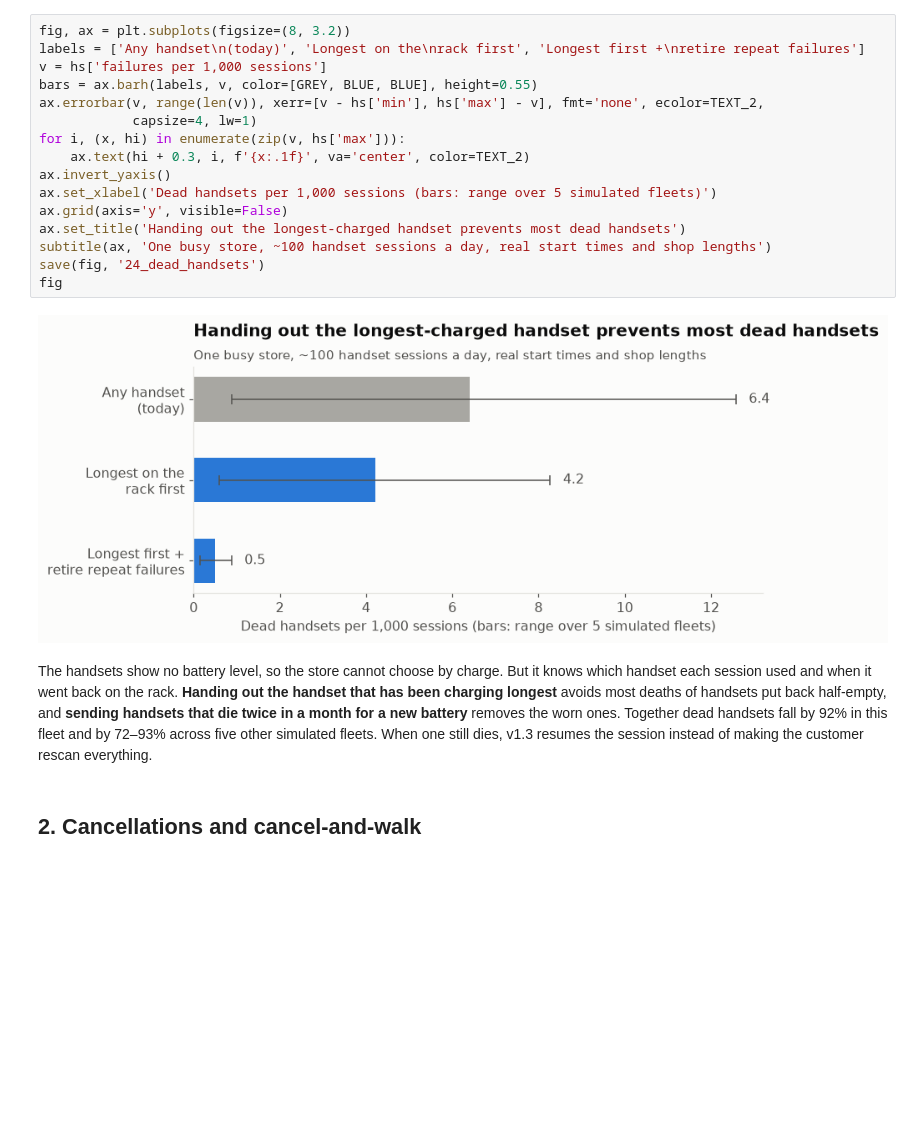
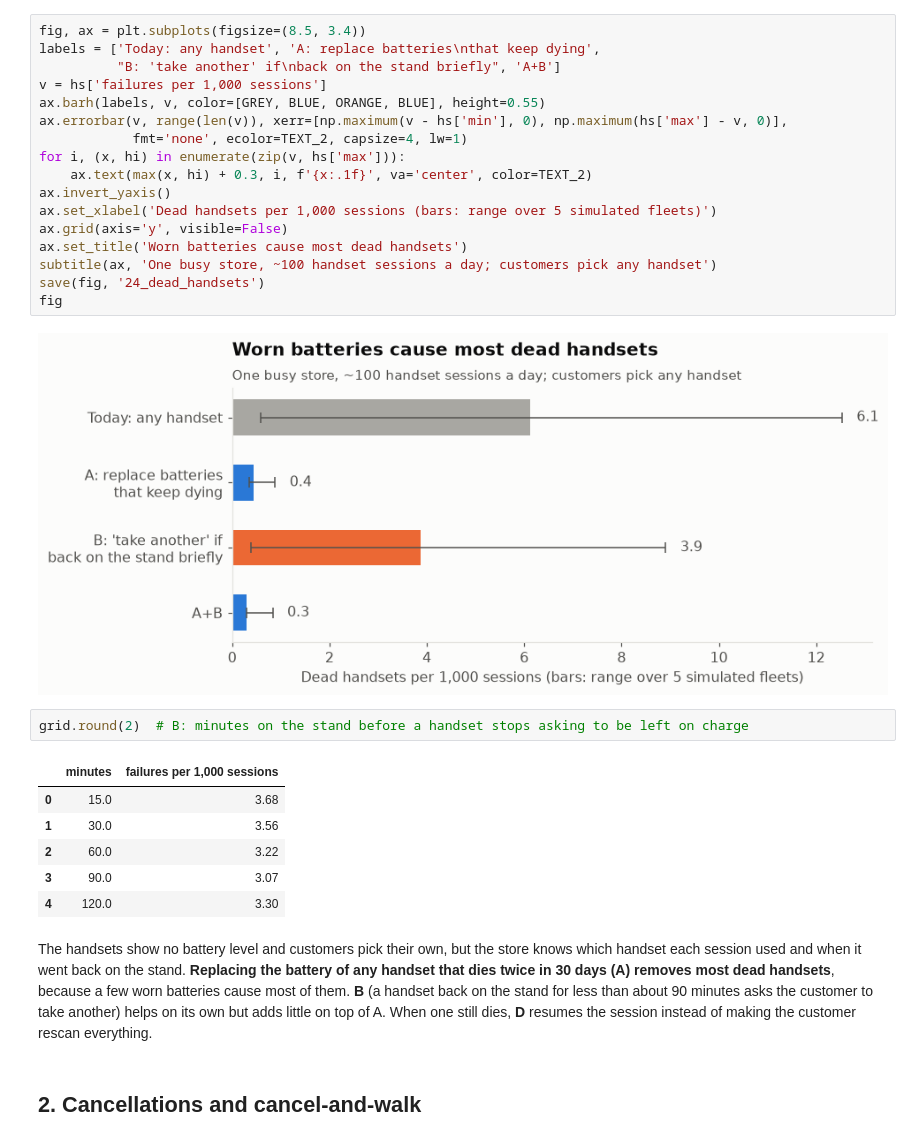
Before and after one commit to TilakHeble/smartshop-loss-engine, a Jupyter notebook: notebooks/10_cancellations_and_dead_handsets.ipynb, the cells around one changed output. Cells and saved outputs as stored; diff of their text form; blank space fills up the shorter version.

```diff
--- a/notebooks/10_cancellations_and_dead_handsets.ipynb
+++ b/notebooks/10_cancellations_and_dead_handsets.ipynb
@@ -59,28 +66,38 @@ hs[['policy', 'sessions', 'failures', 'failures per 1,000 sessions', 'min', 'max
 # %%
-fig, ax = plt.subplots(figsize=(8, 3.2))
-labels = ['Any handset\n(today)', 'Longest on the\nrack first', 'Longest first +\nretire repeat failures']
+fig, ax = plt.subplots(figsize=(8.5, 3.4))
+labels = ['Today: any handset', 'A: replace batteries\nthat keep dying',
+          "B: 'take another' if\nback on the stand briefly", 'A+B']
 v = hs['failures per 1,000 sessions']
-bars = ax.barh(labels, v, color=[GREY, BLUE, BLUE], height=0.55)
-ax.errorbar(v, range(len(v)), xerr=[v - hs['min'], hs['max'] - v], fmt='none', ecolor=TEXT_2,
-            capsize=4, lw=1)
+ax.barh(labels, v, color=[GREY, BLUE, ORANGE, BLUE], height=0.55)
+ax.errorbar(v, range(len(v)), xerr=[np.maximum(v - hs['min'], 0), np.maximum(hs['max'] - v, 0)],
+            fmt='none', ecolor=TEXT_2, capsize=4, lw=1)
 for i, (x, hi) in enumerate(zip(v, hs['max'])):
-    ax.text(hi + 0.3, i, f'{x:.1f}', va='center', color=TEXT_2)
+    ax.text(max(x, hi) + 0.3, i, f'{x:.1f}', va='center', color=TEXT_2)
 ax.invert_yaxis()
 ax.set_xlabel('Dead handsets per 1,000 sessions (bars: range over 5 simulated fleets)')
 ax.grid(axis='y', visible=False)
-ax.set_title('Handing out the longest-charged handset prevents most dead handsets')
-subtitle(ax, 'One busy store, ~100 handset sessions a day, real start times and shop lengths')
+ax.set_title('Worn batteries cause most dead handsets')
+subtitle(ax, 'One busy store, ~100 handset sessions a day; customers pick any handset')
 save(fig, '24_dead_handsets')
 fig
 # %% [output]
-[figure, old version]
+[figure, new version]
-# %% [markdown]
-The handsets show no battery level, so the store cannot choose by charge. But it knows which
-handset each session used and when it went back on the rack. **Handing out the handset that has
-been charging longest** avoids most deaths of handsets put back half-empty, and **sending
-handsets that die twice in a month for a new battery** removes the worn ones. Together dead
-handsets fall by 92% in this fleet and by 72–93% across five other simulated fleets. When one still dies, v1.3 resumes the session
-instead of making the customer rescan everything.
+# %%
+grid.round(2)  # B: minutes on the stand before a handset stops asking to be left on charge
+# %% [output]
+|  | minutes | failures per 1,000 sessions |
+| 0 | 15.0 | 3.68 |
+| 1 | 30.0 | 3.56 |
+| 2 | 60.0 | 3.22 |
+| 3 | 90.0 | 3.07 |
+| 4 | 120.0 | 3.30 |
+# %% [markdown]
+The handsets show no battery level and customers pick their own, but the store knows which
+handset each session used and when it went back on the stand. **Replacing the battery of any
+handset that dies twice in 30 days (A) removes most dead handsets**, because a few worn batteries
+cause most of them. **B** (a handset back on the stand for less than about 90 minutes asks the
+customer to take another) helps on its own but adds little on top of A. When one still dies,
+**D** resumes the session instead of making the customer rescan everything.
 # %% [markdown]
 ## 2. Cancellations and cancel-and-walk
 # %%
```
Also changed, not shown: parts of 14 cells of this notebook, 31 other files.
